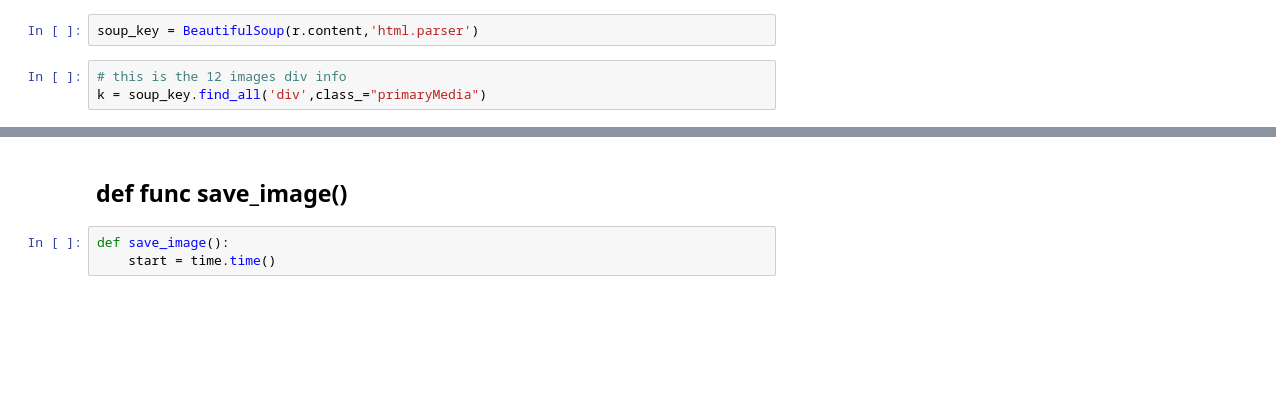
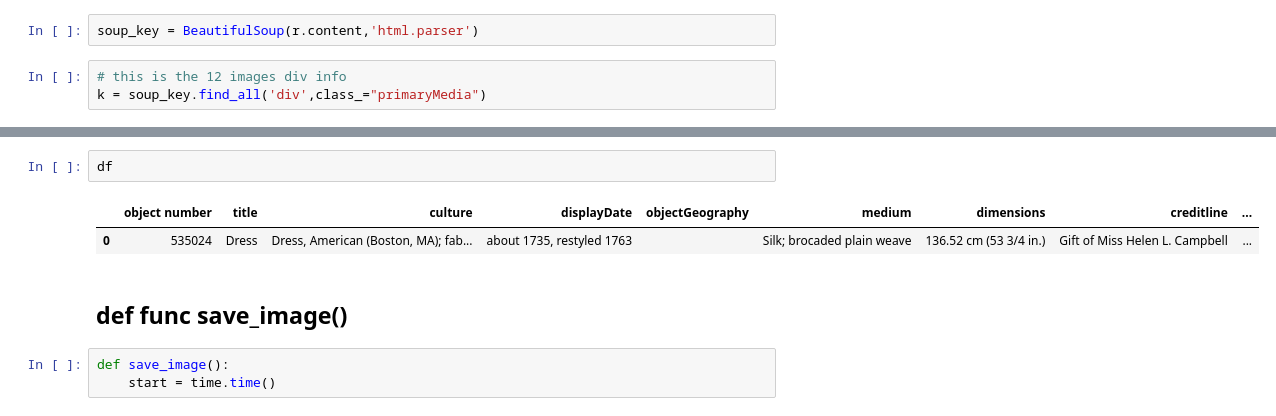
Before and after one commit to vivyhasadream/vintage_clothes_generator, a Jupyter notebook: 2 Data Scraping_MFABoston.ipynb, the cells around one changed output, grey strips where cells are left out. Cells and saved outputs as stored; diff of their text form; blank space fills up the shorter version.

```diff
--- a/2 Data Scraping_MFABoston.ipynb
+++ b/2 Data Scraping_MFABoston.ipynb
@@ -79,3 +173,8 @@ This image cannot be downloaded.
+# %%
+df
+# %% [output]
+|  | object number | title | culture | displayDate | objectGeography | medium | dimensions | creditline | ... |
+| 0 | 535024 | Dress | Dress, American (Boston, MA); fab... | about 1735, restyled 1763 |  | Silk; brocaded plain weave | 136.52 cm (53 3/4 in.) | Gift of Miss Helen L. Campbell | ... |
 # %% [markdown]
 ## def func save_image()
 # %%
```
Also changed, not shown: parts of 22 cells of this notebook.
